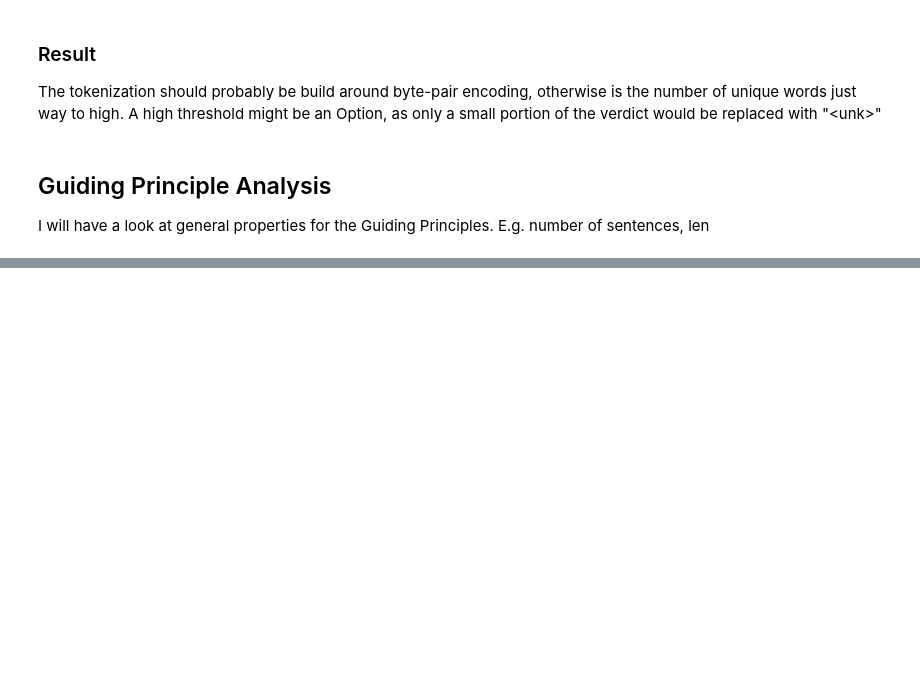
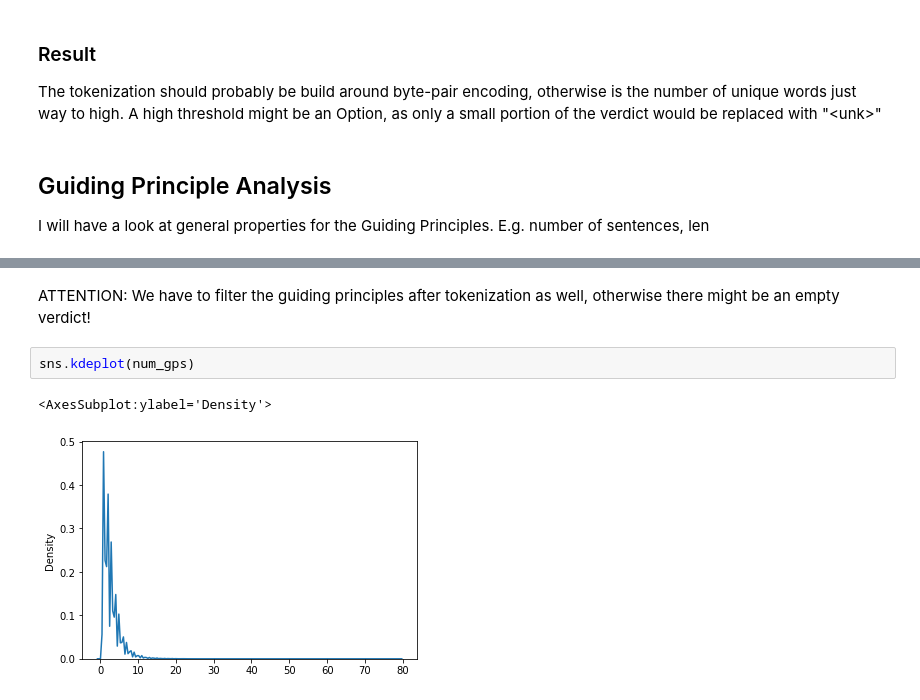
Before and after one commit to sebimo/LegalSum, a Jupyter notebook: src/analysis/Text.ipynb, the cells around one changed output, grey strips where cells are left out. Saved outputs shown, nothing was run; the diff lists cells and outputs as text; blank space fills up the shorter version.

```diff
--- a/src/analysis/Text.ipynb
+++ b/src/analysis/Text.ipynb
@@ -97,0 +141,7 @@ from preprocessing import Tokenizer
+# %% [markdown]
+ATTENTION: We have to filter the guiding principles after tokenization as well, otherwise there might be an empty verdict!
+# %%
+sns.kdeplot(num_gps)
+# %% [output]
+<AxesSubplot:ylabel='Density'>
+[figure, added]
```
Also changed, not shown: parts of 9 cells of this notebook.
